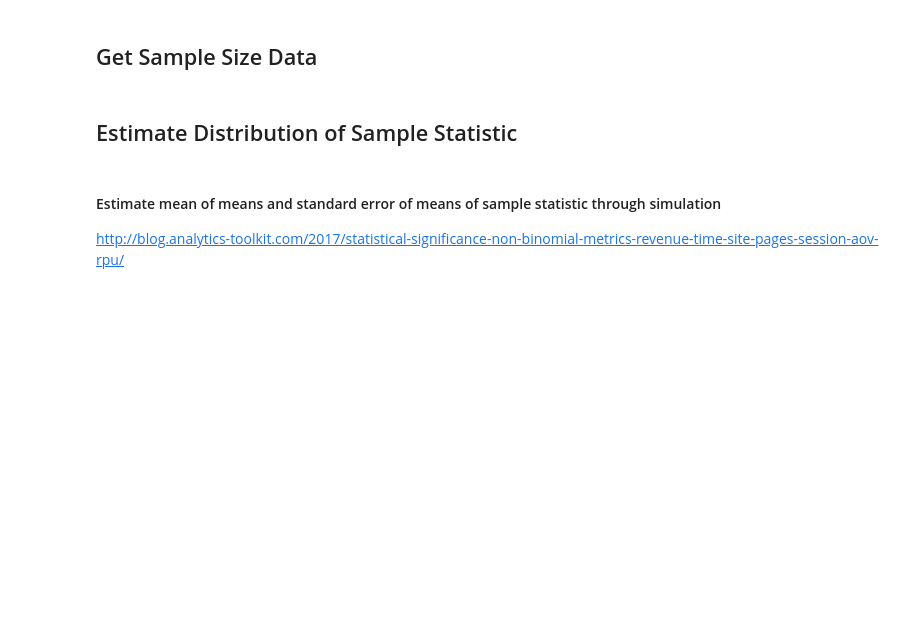
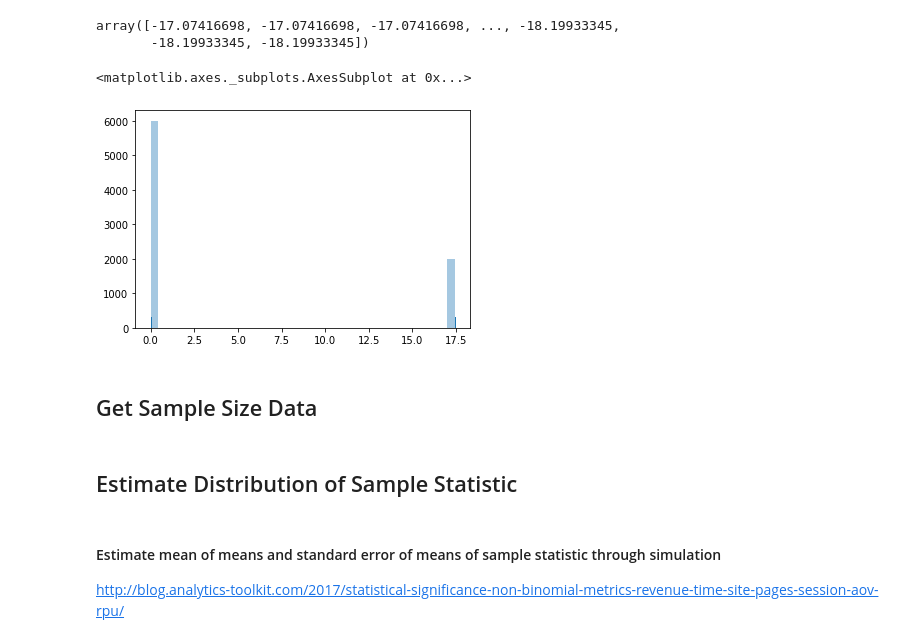
Before and after one commit to vipolsky/taxes-increase, a Jupyter notebook: archive/bayesian_guardrails.ipynb, the cells around one changed output. Drawn from its saved outputs; the diff is of its cells as text; code cells hidden in the pictures; blank space fills up the shorter version.

```diff
--- a/notebooks/bayesian_guardrails.ipynb
+++ b/archive/bayesian_guardrails.ipynb
@@ -45,0 +66,7 @@ array([4.9068906 , 5.80735492, 8.95710204, ...,       -inf,       -inf,
+# %%
+pooled = data.early_gmv.values
+# %%
+with pm.Model() as model:
+    tau = 1.0/np.var(pooled)/1000.0
+    group1_mean = pm.Normal('group1_mean', mu=pooled.mean(), sd=pooled.std()*2)
+    group2_mean = pm.Normal('group2_mean', mu=pooled.mean(), sd=pooled.std()*2)
@@ -45,0 +96,4 @@ array([4.9068906 , 5.80735492, 8.95710204, ...,       -inf,       -inf,
+# %%
+with model:
+    prior = pm.sample_prior_predictive(10000)
+    posterior = pm.sample(2000)
@@ -45,0 +130,6 @@ array([4.9068906 , 5.80735492, 8.95710204, ...,       -inf,       -inf,
+# %%
+diffs = posterior['difference of means']
+diffs
+# %% [output]
+array([-17.07416698, -17.07416698, -17.07416698, ..., -18.19933345,
+       -18.19933345, -18.19933345])
@@ -46,3 +138,8 @@ array([4.9068906 , 5.80735492, 8.95710204, ...,       -inf,       -inf,
+# %%
+sns.distplot(posterior['group1_mean'], kde=False, rug=True)
+# %% [output]
+<matplotlib.axes._subplots.AxesSubplot at 0x...>
+[figure, added]
 # %% [markdown]
 ## Get Sample Size Data
 # %%
```
Also changed, not shown: parts of 18 cells of this notebook, 6 other files.
